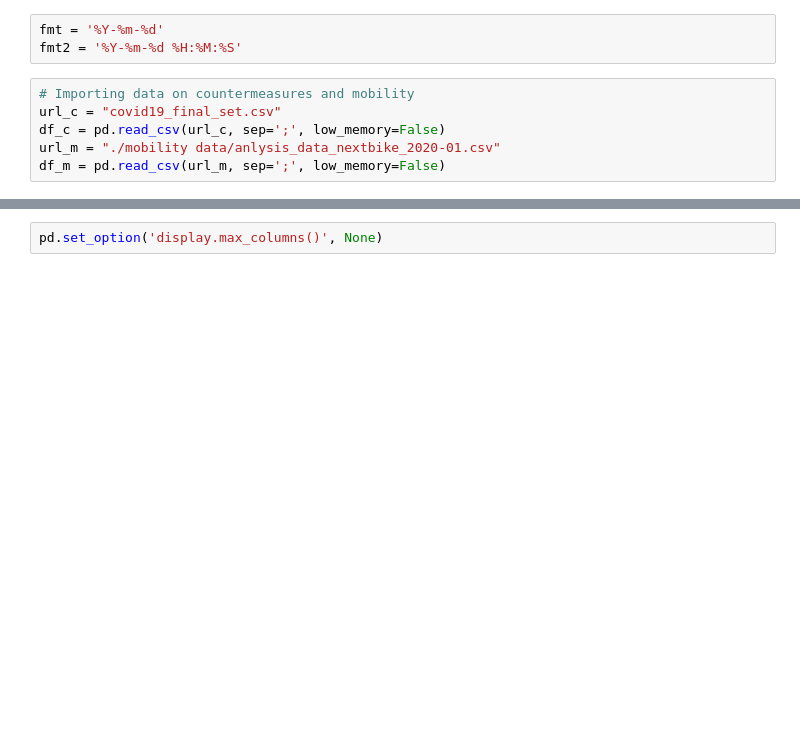
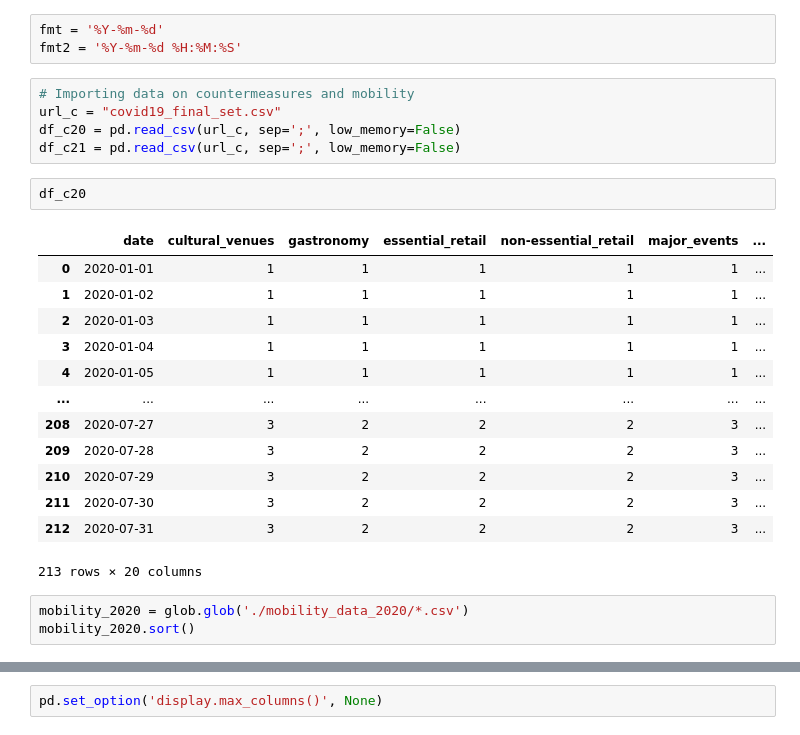
Before and after one commit to nadjalc/COVID19MobilityAnalysis, a Jupyter notebook: covid data analysis/joining_with_mobility.ipynb, the cells around one changed output, grey strips where cells are left out. Drawn from its saved outputs; the diff is of its cells as text; blank space fills up the shorter version.

```diff
--- a/covid data analysis/joining_with_mobility.ipynb
+++ b/covid data analysis/joining_with_mobility.ipynb
@@ -19,6 +31,24 @@ fmt2 = '%Y-%m-%d %H:%M:%S'
 # %%
 # Importing data on countermeasures and mobility
 url_c = "covid19_final_set.csv"
-df_c = pd.read_csv(url_c, sep=';', low_memory=False)
-url_m = "./mobility data/anlysis_data_nextbike_2020-01.csv"
-df_m = pd.read_csv(url_m, sep=';', low_memory=False)
+df_c20 = pd.read_csv(url_c, sep=';', low_memory=False)
+df_c21 = pd.read_csv(url_c, sep=';', low_memory=False)
+# %%
+df_c20
+# %% [output]
+|  | date | cultural_venues | gastronomy | essential_retail | non-essential_retail | major_events | ... |
+| 0 | 2020-01-01 | 1 | 1 | 1 | 1 | 1 | ... |
+| 1 | 2020-01-02 | 1 | 1 | 1 | 1 | 1 | ... |
+| 2 | 2020-01-03 | 1 | 1 | 1 | 1 | 1 | ... |
+| 3 | 2020-01-04 | 1 | 1 | 1 | 1 | 1 | ... |
+| 4 | 2020-01-05 | 1 | 1 | 1 | 1 | 1 | ... |
+| ... | ... | ... | ... | ... | ... | ... | ... |
+| 208 | 2020-07-27 | 3 | 2 | 2 | 2 | 3 | ... |
+| 209 | 2020-07-28 | 3 | 2 | 2 | 2 | 3 | ... |
+| 210 | 2020-07-29 | 3 | 2 | 2 | 2 | 3 | ... |
+| 211 | 2020-07-30 | 3 | 2 | 2 | 2 | 3 | ... |
+| 212 | 2020-07-31 | 3 | 2 | 2 | 2 | 3 | ... |
+213 rows × 20 columns
+# %%
+mobility_2020 = glob.glob('./mobility_data_2020/*.csv')
+mobility_2020.sort()
```
Also changed, not shown: parts of 31 cells of this notebook, 16 other files.
